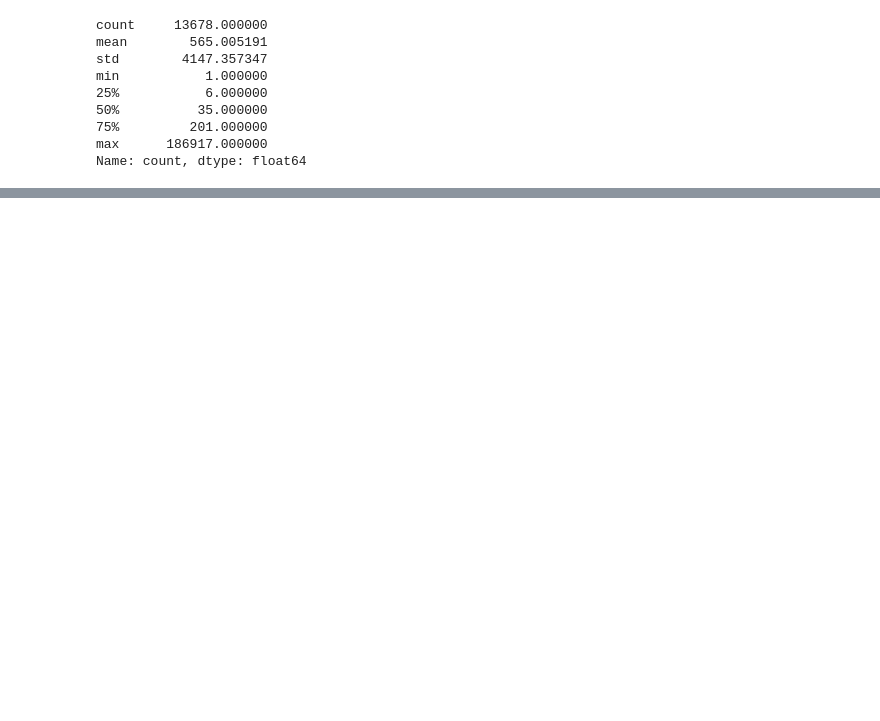
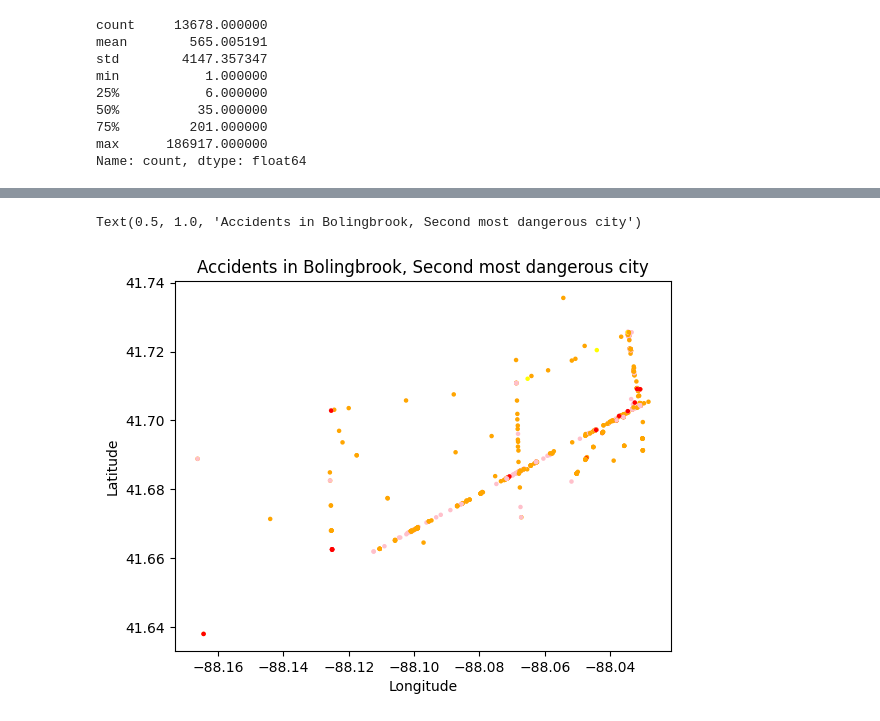
Before and after one commit to ethygers/vol3-data-and-modeling, a Jupyter notebook: superlative_cities.ipynb, the cells around one changed output, grey strips where cells are left out. Cells and saved outputs as stored; diff of their text form; code cells hidden in the pictures; blank space fills up the shorter version.

```diff
--- a/superlative_cities.ipynb
+++ b/superlative_cities.ipynb
@@ -63,0 +128,25 @@ Name: count, dtype: float64
+# %%
+# second most dangerous city
+city_counts = df['City'].value_counts()
+
+big_cities = city_counts[city_counts >= 1000].index # cities with >1000 accidents
+df_top = df[df["City"].isin(big_cities)]    # those rows in the dataframe
+
+mean_sev = df_top.groupby("City")["Severity"].mean()
+second_highest = mean_sev.nlargest(2).index[1]
+
+df_sh = df.groupby("City").get_group(second_highest)
+# df_safe = df_safe1[df_safe1["Start_Lng"] >= -73]   # data cleaning can be adjusted
+lat = df_sh["Start_Lat"]
+long = df_sh["Start_Lng"]
+
+color_map = {1: "yellow", 2:"orange", 3:"pink", 4:"red"}
+colors = df_sh['Severity'].map(color_map)
+
+plt.scatter(long, lat, c=colors, s=5)
+plt.xlabel("Longitude")
+plt.ylabel("Latitude")
+plt.title(f"Accidents in {second_highest}, Second most dangerous city")
+# %% [output]
+Text(0.5, 1.0, 'Accidents in Bolingbrook, Second most dangerous city')
+[figure, added]
```
Also changed, not shown: parts of 20 cells of this notebook.
